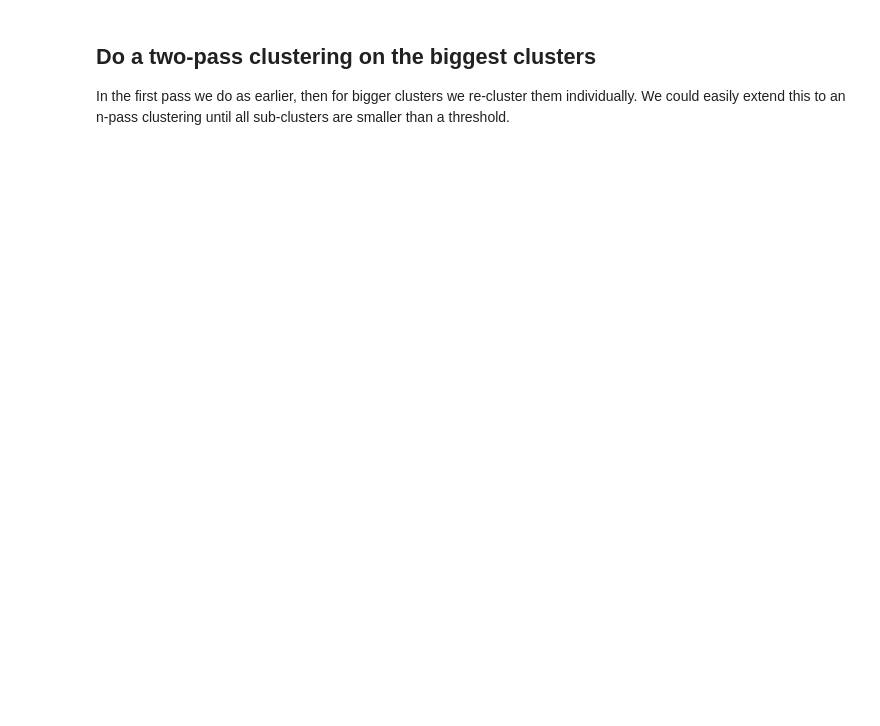
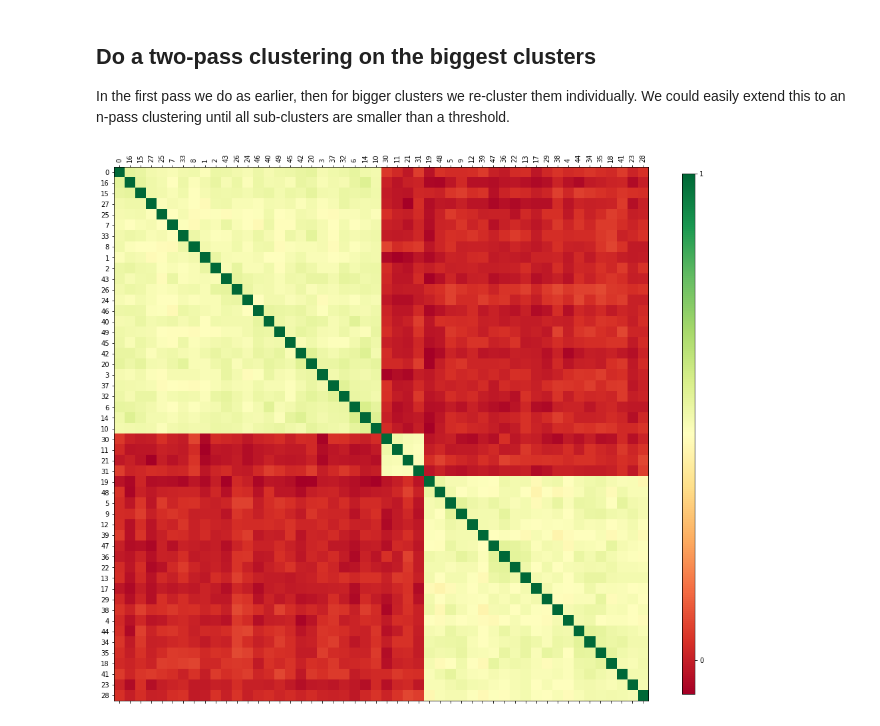
Before and after one commit to serivan/mldmlab, a Jupyter notebook: HANDSON-ML/09_ClusterEvaluation.ipynb, the cells around one changed output. Saved outputs shown, nothing was run; the diff lists cells and outputs as text; code cells hidden in the pictures; blank space fills up the shorter version.

```diff
--- a/HANDSON-ML/09_ClusterEvaluation.ipynb
+++ b/HANDSON-ML/09_ClusterEvaluation.ipynb
@@ -89,33 +89,35 @@ import scipy.cluster.hierarchy as sch
 
 cluster_th = 4
 
 X = df.corr().values
 d = sch.distance.pdist(X)
 L = sch.linkage(d, method='complete')
 ind = sch.fcluster(L, 0.5*d.max(), 'distance')
 
 columns = [df.columns.tolist()[i] for i in list(np.argsort(ind))]
-df = df.reindex_axis(columns, axis=1)
+df = df.reindex(columns, axis=1)
 
 unique, counts = np.unique(ind, return_counts=True)
 counts = dict(zip(unique, counts))
 
 i = 0
 j = 0
 columns = []
 for cluster_l1 in set(sorted(ind)):
     j += counts[cluster_l1]
     sub = df[df.columns.values[i:j]]
     if counts[cluster_l1]>cluster_th:
         X = sub.corr().values
         d = sch.distance.pdist(X)
         L = sch.linkage(d, method='complete')
         ind = sch.fcluster(L, 0.5*d.max(), 'distance')
         col = [sub.columns.tolist()[i] for i in list((np.argsort(ind)))]
-        sub = sub.reindex_axis(col, axis=1)
+        sub = sub.reindex(col, axis=1)
     cols = sub.columns.tolist()
     columns.extend(cols)
     i = j
-df = df.reindex_axis(columns, axis=1)
+df = df.reindex(columns, axis=1)
 
 plot_corr(df, 18)
+# %% [output]
+[figure, added]
```
Also changed, not shown: parts of 2 cells of this notebook.
